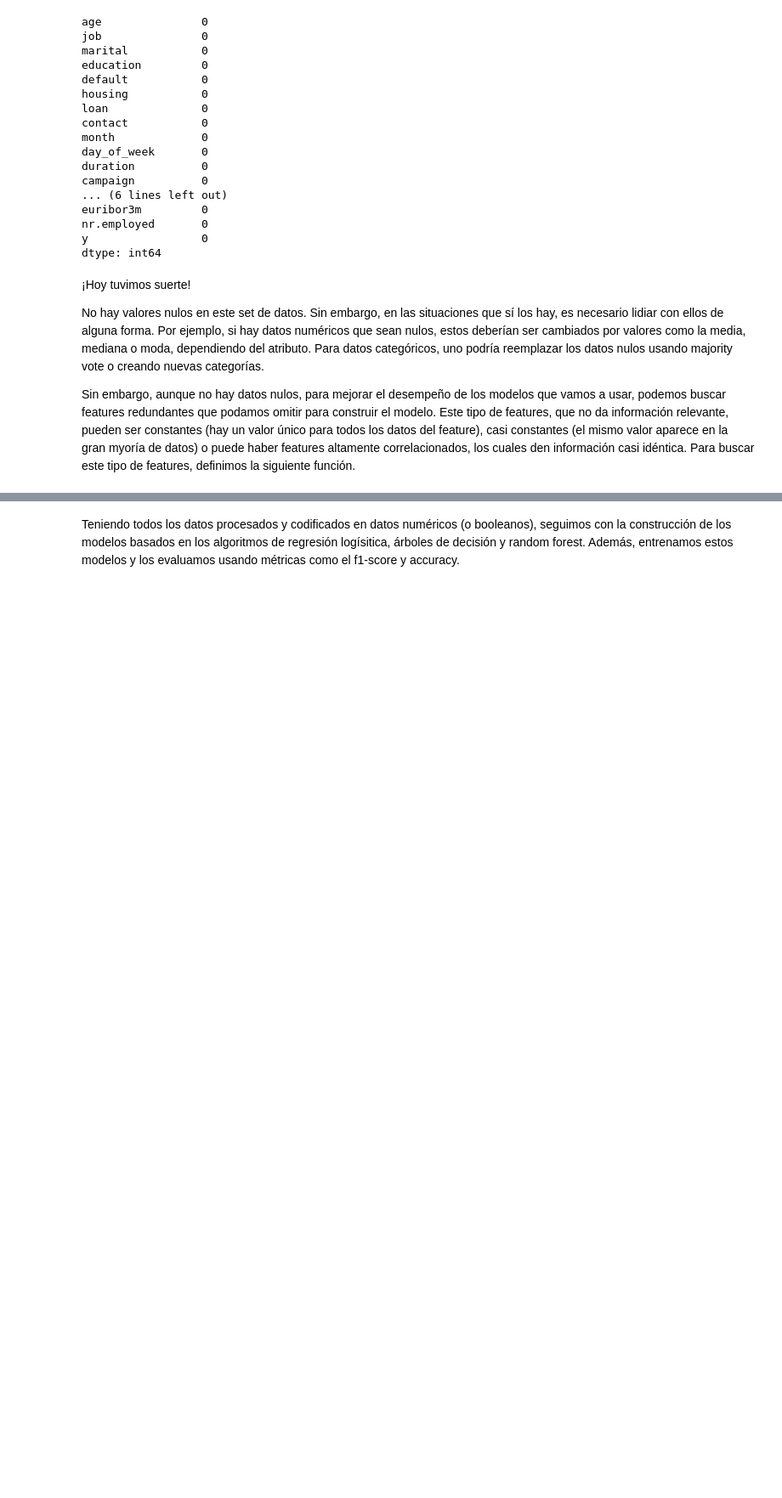
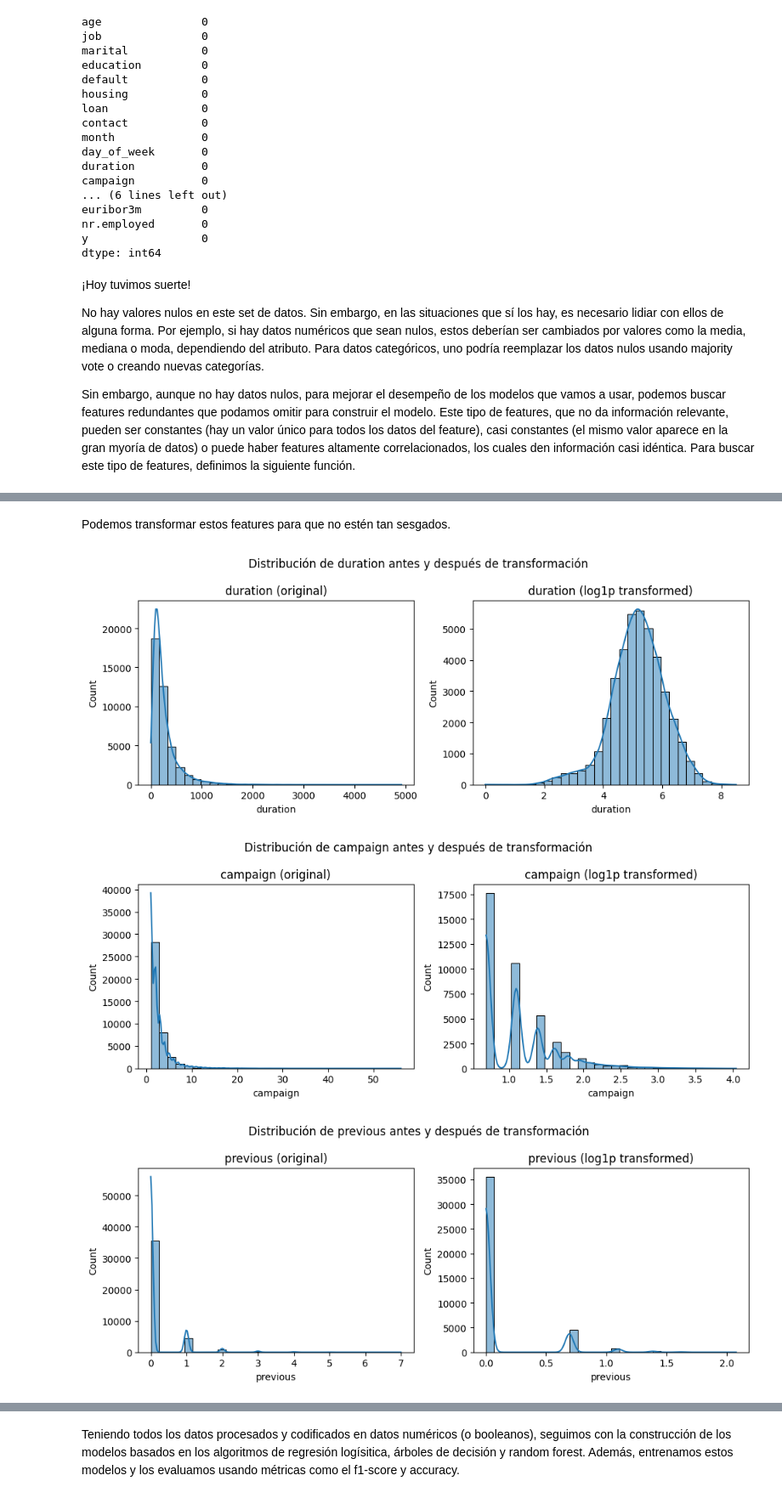
Before and after one commit to fdiazja93/especialidad-en-GenAI, a Jupyter notebook: Clase 1/laboratorio_1.ipynb, the cells around one changed output, grey strips where cells are left out. Shown at 85% size. Cells and saved outputs as stored; diff of their text form; code cells hidden in the pictures; blank space fills up the shorter version.

```diff
--- a/Clase 1/laboratorio_1.ipynb
+++ b/Clase 1/laboratorio_1.ipynb
@@ -299 +272,38 @@ plt.show()
+# %% [markdown]
+Podemos transformar estos features para que no estén tan sesgados.
+# %%
+
+def transform_and_visualize_skewed(df, skewed_cols, inplace=False):
+    transformed_df = df.copy()
+
+    for col in skewed_cols:
+        if (df[col] >= 0).all():  # Only transform non-negative data
+            transformed = np.log1p(df[col])
+
+            # Plot before/after
+            fig, axes = plt.subplots(1, 2, figsize=(10, 4))
+            sns.histplot(df[col], bins=30, kde=True, ax=axes[0])
+            axes[0].set_title(f'{col} (original)')
+            sns.histplot(transformed, bins=30, kde=True, ax=axes[1])
+            axes[1].set_title(f'{col} (log1p transformed)')
+            plt.suptitle(f'Distribución de {col} antes y después de transformación')
+            plt.tight_layout()
+            plt.show()
+
+            # Save transformed column
+            if inplace:
+                df[col] = transformed
+            else:
+                transformed_df[f'{col}_log'] = transformed
+
+        else:
+            print(f"Skipped {col}: contains negative values")
+
+    return df if inplace else transformed_df
+# %%
+df = transform_and_visualize_skewed(df, redundant['highly_skewed'], inplace=False)
+# %% [output]
+[figure, added]
+[figure, added]
+[figure, added]
 # %% [markdown]
```
Also changed, not shown: parts of 15 cells of this notebook.
